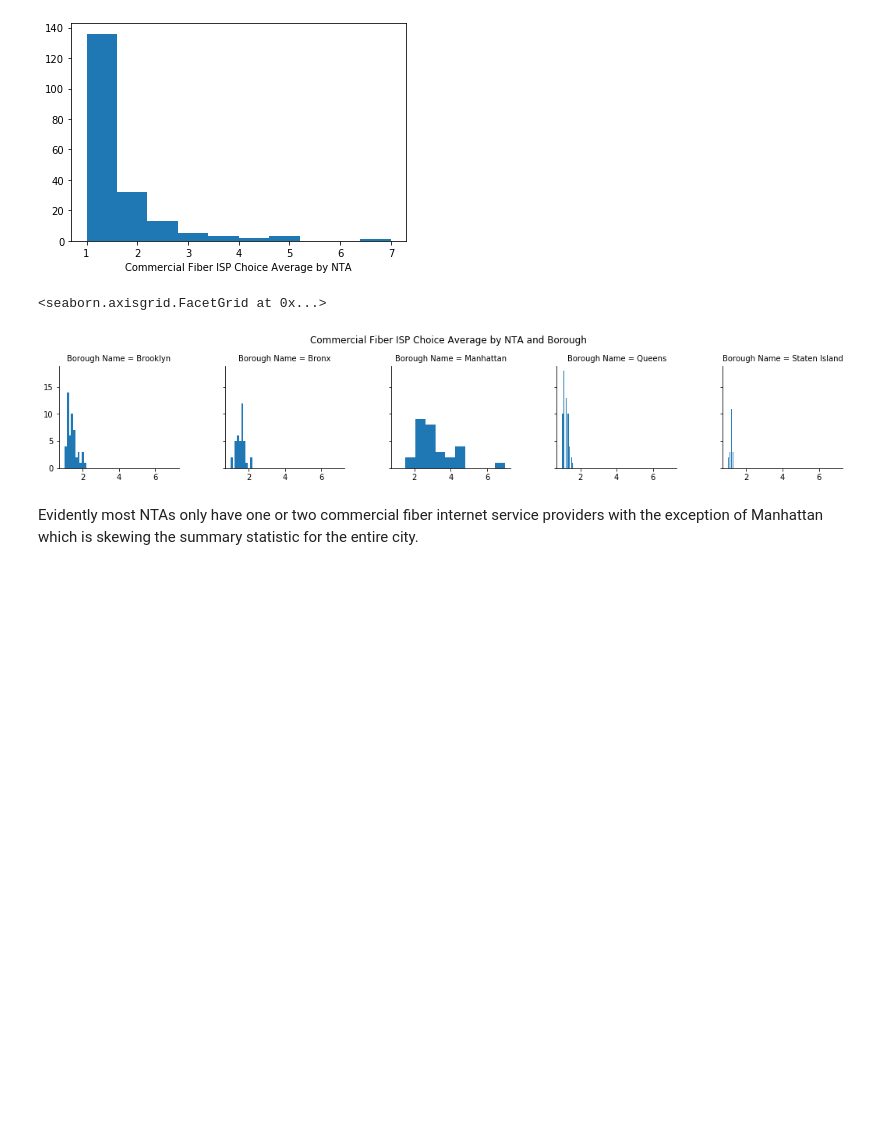
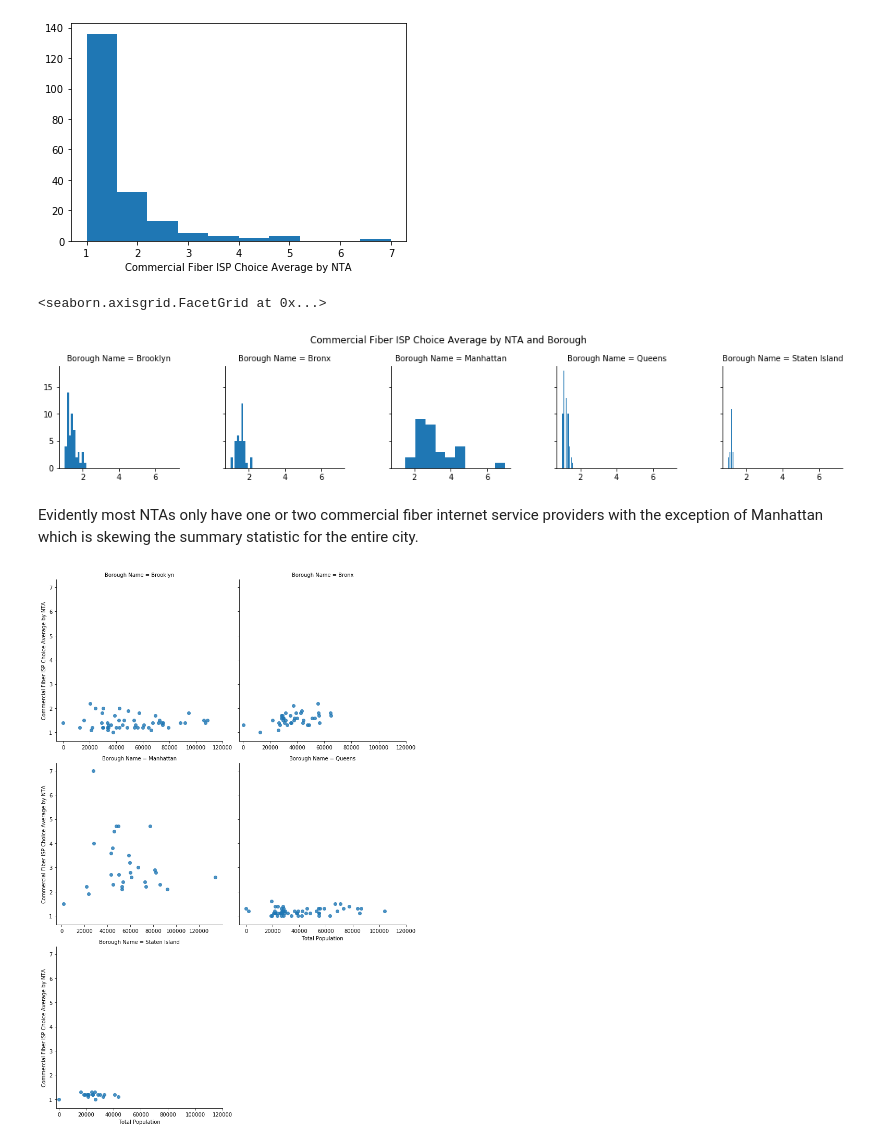
Before and after one commit to lyc1005/nyconnect, a Jupyter notebook: internet_master_plan_adoption_eda.ipynb, the cells around one changed output. Saved outputs shown, nothing was run; the diff lists cells and outputs as text; code cells hidden in the pictures; blank space fills up the shorter version.

Commit message:
more eda with fiber

```diff
--- a/internet_master_plan_adoption_eda.ipynb
+++ b/internet_master_plan_adoption_eda.ipynb
@@ -84,3 +85,10 @@ g.set(xlabel="")
 [figure]
 # %% [markdown]
 Evidently most NTAs only have one or two commercial fiber internet service providers with the exception of Manhattan which is skewing the summary statistic for the entire city.
+# %%
+g = sns.lmplot("Total Population", "Commercial Fiber ISP Choice Average by NTA", col = "Borough Name",
+               data = adoption_nta_csv_narrow, col_wrap = 2, sharex = False,fit_reg = False)
+g.set(xticks = np.arange(0, 140000, 20000))
+plt.show(g)
+# %% [output]
+[figure, added]
```
Also changed, not shown: parts of 9 cells of this notebook, 6 other files.
